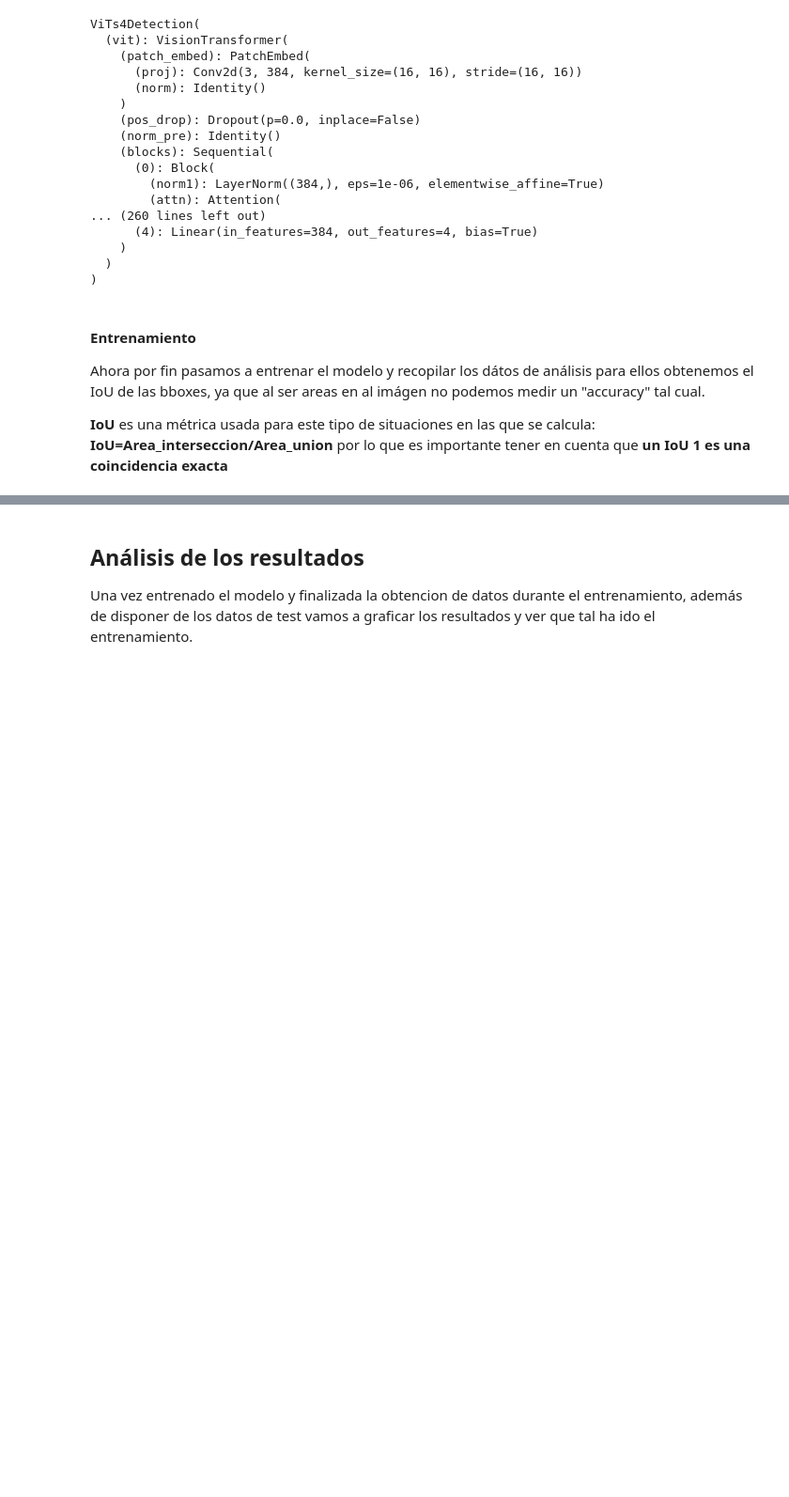
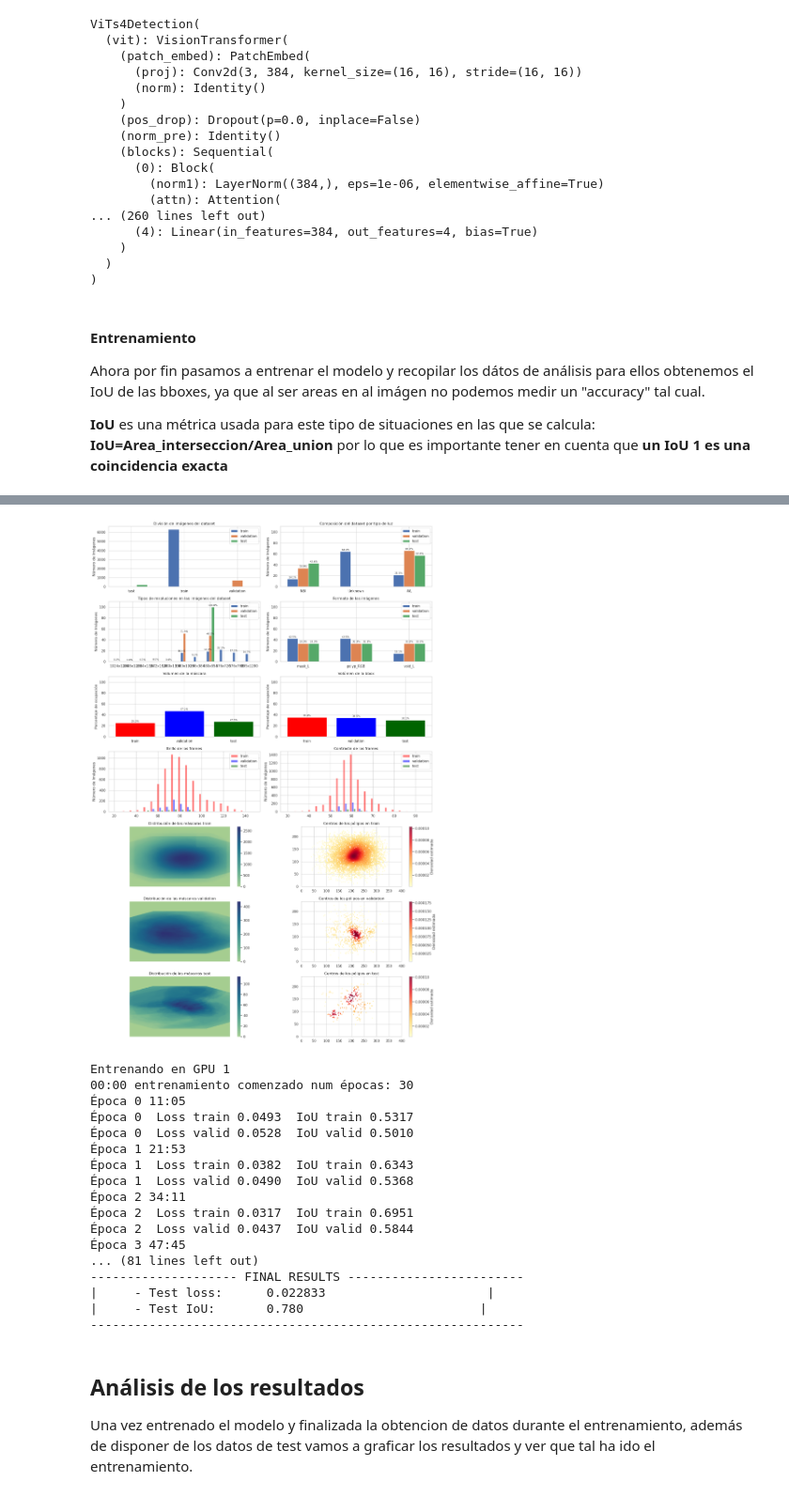
Before and after one commit to sprieton/deteccion_de_polipos_aplicando_ViT, a Jupyter notebook: src/ViT-Small/ViT-small_Piccolo+CVC.ipynb, the cells around one changed output, grey strips where cells are left out. Shown at 94% size. Cells and saved outputs as stored; diff of their text form; code cells hidden in the pictures; blank space fills up the shorter version.

Commit message:
Resultados ViT original

```diff
--- a/src/ViT-Small/ViT-small_Piccolo+CVC.ipynb
+++ b/src/ViT-Small/ViT-small_Piccolo+CVC.ipynb
@@ -241,11 +254,13 @@ por lo que es importante tener en cuenta que **un IoU 1 es una coincidencia exac
 # %%
 from utils import TrainModel as trm
 from torch.optim import AdamW
+from torchvision.ops import complete_box_iou_loss
+
 import json
 
 # definimos los parametros del entrenamiento 🏃‍♂
 MODEL_NAME = "ViT-Small"
-NUM_EPOCH = 50              # 🔄 Numero de epocas del entrenamiento
+NUM_EPOCH = 30              # 🔄 Numero de epocas del entrenamiento
 BATCH_SIZE = 10             # 👝 Numero de imágenes por batch
 TRAIN_RES = (384, 384)      # 📷 Resolucion entreno
 RESULTS_JSON = f"../../resultados/{DS_NAME}_{MODEL_NAME}_{NUM_EPOCH}EP_{TRAIN_RES[0]}x{TRAIN_RES[1]}.json"
@@ -259,7 +274,7 @@ train_loader, val_loader, test_loader = dt_Piccolo.get_dataloaders(
 
 # definimos el optimizador y la loss function
 def loss_fn(target, pred):
-    return nn.functional.smooth_l1_loss(pred, target)
+    return complete_box_iou_loss(pred, target, reduction='mean')
 
 optimizer = AdamW(model.parameters(), lr=5e-5)
 trainer = trm(model, loss_fn=loss_fn, optim=optimizer)
@@ -298,3 +313,21 @@ Epoch 5  Loss valid 0.0012  IoU valid 0.5123
+[figure, added]
+Entrenando en GPU 1
+00:00 entrenamiento comenzado num épocas: 30
+Época 0 11:05
+Época 0  Loss train 0.0493  IoU train 0.5317
+Época 0  Loss valid 0.0528  IoU valid 0.5010
+Época 1 21:53
+Época 1  Loss train 0.0382  IoU train 0.6343
+Época 1  Loss valid 0.0490  IoU valid 0.5368
+Época 2 34:11
+Época 2  Loss train 0.0317  IoU train 0.6951
+Época 2  Loss valid 0.0437  IoU valid 0.5844
+Época 3 47:45
+... (81 lines left out)
+-------------------- FINAL RESULTS ------------------------
+|     - Test loss:      0.022833                      |
+|     - Test IoU:       0.780                        |
+-----------------------------------------------------------
 # %% [markdown]
 ## Análisis de los resultados
 
```
Also changed, not shown: parts of 6 cells of this notebook, 13 other files.
